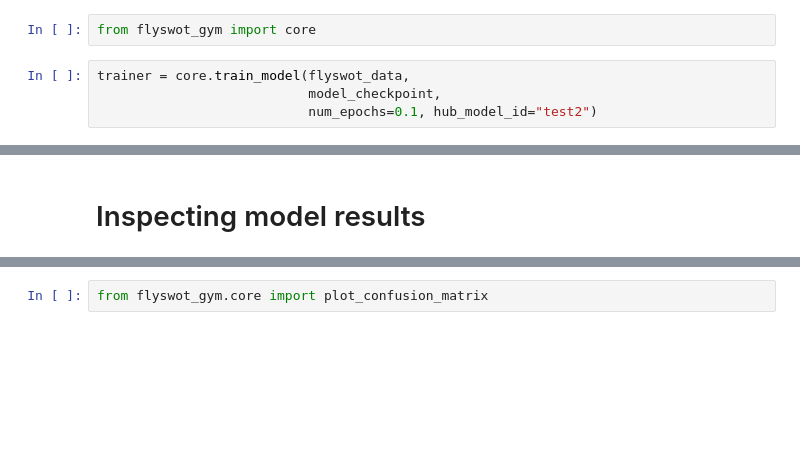
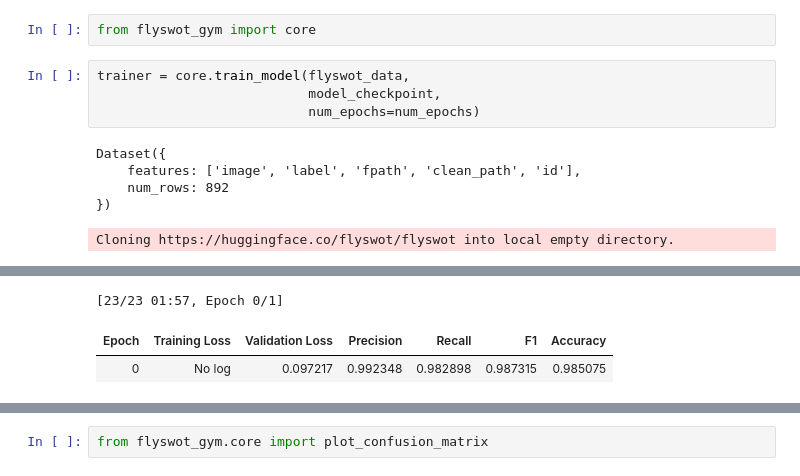
Before and after one commit to davanstrien/flyswot-gym, a Jupyter notebook: example/flyswot_gym.ipynb, the cells around one changed output, grey strips where cells are left out. Saved outputs shown, nothing was run; the diff lists cells and outputs as text; blank space fills up the shorter version.

```diff
--- a/example/flyswot_gym.ipynb
+++ b/example/flyswot_gym.ipynb
@@ -100,4 +119,10 @@ from flyswot_gym import core
 # %%
 trainer = core.train_model(flyswot_data,
                            model_checkpoint,
-                           num_epochs=0.1, hub_model_id="test2")
+                           num_epochs=num_epochs)
+# %% [output]
+Dataset({
+    features: ['image', 'label', 'fpath', 'clean_path', 'id'],
+    num_rows: 892
+})
+Cloning https://huggingface.co/flyswot/flyswot into local empty directory.
@@ -103,0 +146,3 @@ trainer = core.train_model(flyswot_data,
+[23/23 01:57, Epoch 0/1]
+| Epoch | Training Loss | Validation Loss | Precision | Recall | F1 | Accuracy |
+| 0 | No log | 0.097217 | 0.992348 | 0.982898 | 0.987315 | 0.985075 |
@@ -104,2 +165,0 @@ trainer = core.train_model(flyswot_data,
-# %% [markdown]
-# Inspecting model results
```
Also changed, not shown: parts of 21 cells of this notebook, 1 other file.
